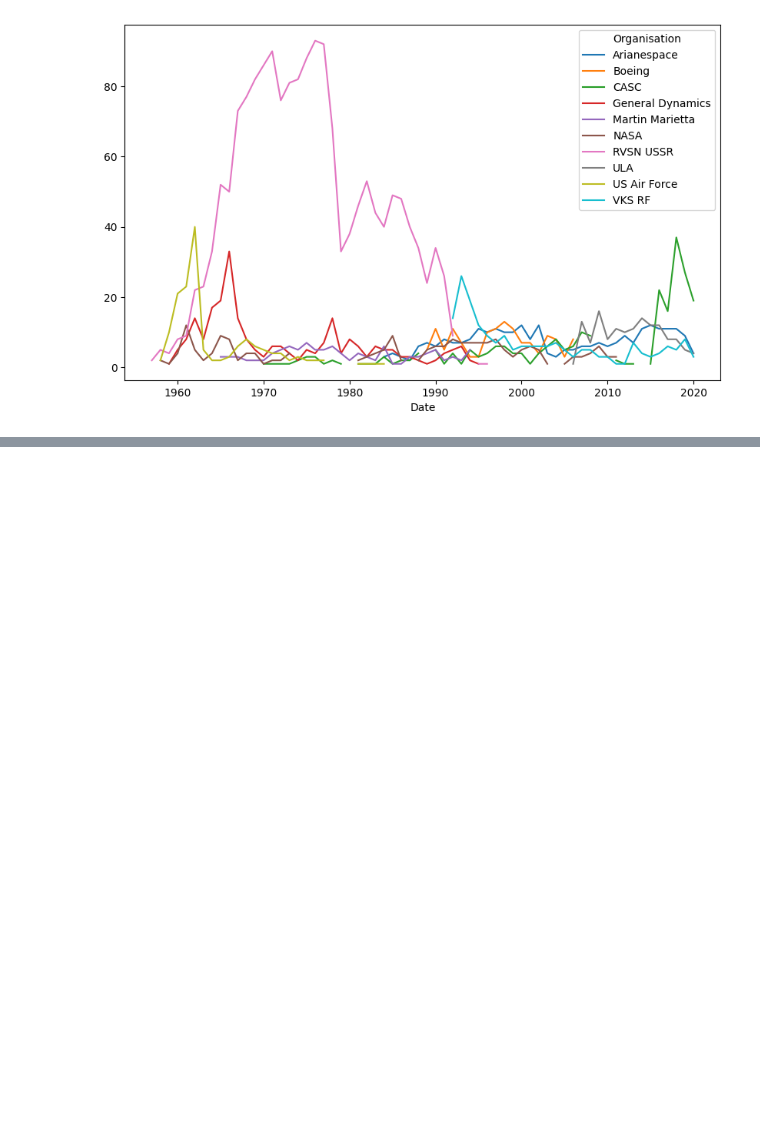
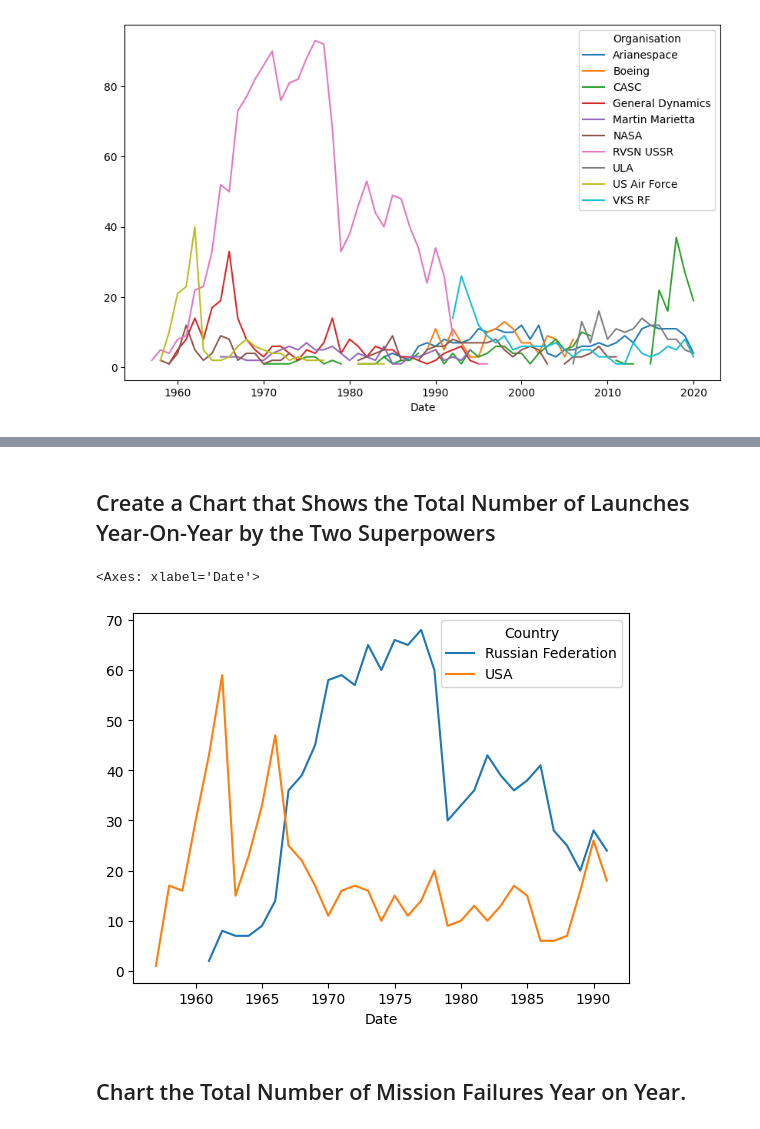
Before and after one commit to Response201/Python_Pro_Bootcamp_Day_16_to_100, a Jupyter notebook: Day 99-100/Project - Space Missions Analysis/Space_Missions_Analysis.ipynb, the cells around one changed output, grey strips where cells are left out. Drawn from its saved outputs; the diff is of its cells as text; code cells hidden in the pictures; blank space fills up the shorter version.

Commit message:
100 - Project - Space Missions Analysis

```diff
--- a/Day 99-100/Project - Space Missions Analysis/Space_Missions_Analysis.ipynb
+++ b/Day 99-100/Project - Space Missions Analysis/Space_Missions_Analysis.ipynb
@@ -359,0 +364,2 @@ top.groupby([top['Date'].dt.year,'Organisation']).size().unstack().plot(figsize=
+# %%
+cold=df_data[df_data['Date'].dt.year<=1991]
@@ -359,0 +386,11 @@ top.groupby([top['Date'].dt.year,'Organisation']).size().unstack().plot(figsize=
+# %% [markdown]
+## Create a Chart that Shows the Total Number of Launches Year-On-Year by the Two Superpowers
+# %%
+superpowers=cold[cold['Country'].isin(['USA','Russian Federation','Russia'])]
+# %%
+superpowers.groupby([superpowers['Date'].dt.year,'Country']).size().unstack().plot()
+# %% [output]
+<Axes: xlabel='Date'>
+[figure, added]
+# %% [markdown]
+## Chart the Total Number of Mission Failures Year on Year.
```
Also changed, not shown: parts of 16 cells of this notebook.
